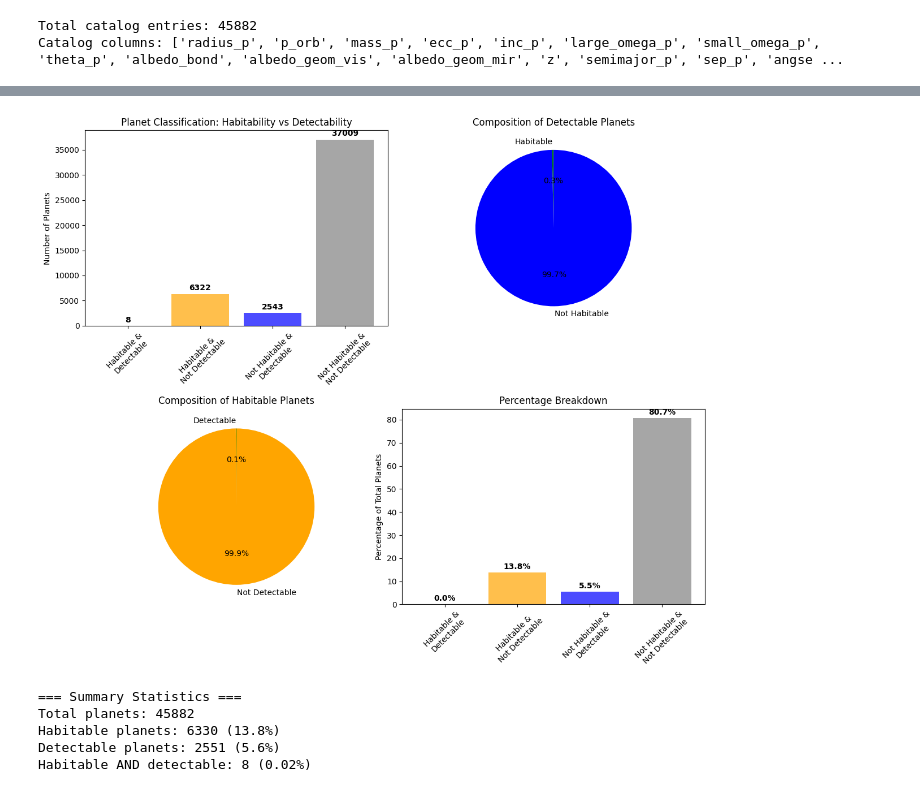
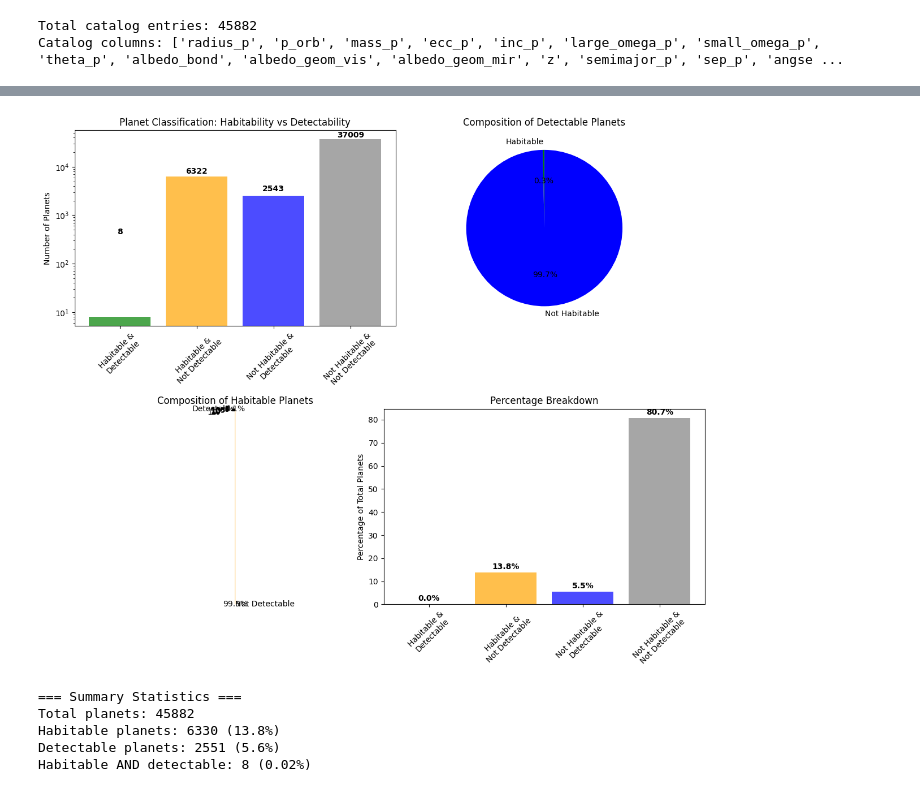
Before and after one commit to Long2607/MASS_Tutorial_Belgrad, a Jupyter notebook: Tutorial_1/lifesim.ipynb, the cells around one changed output, grey strips where cells are left out. Drawn from its saved outputs; the diff is of its cells as text; code cells hidden in the pictures.

```diff
--- a/Tutorial_1/lifesim.ipynb
+++ b/Tutorial_1/lifesim.ipynb
@@ -175,6 +173,7 @@ ax1.bar(categories, counts, color=colors, alpha=0.7)
 ax1.set_ylabel('Number of Planets')
 ax1.set_title('Planet Classification: Habitability vs Detectability')
 ax1.tick_params(axis='x', rotation=45)
+ax1.set_yscale('log')
 for i, v in enumerate(counts):
     ax1.text(i, v + max(counts)*0.01, str(v), ha='center', va='bottom', fontweight='bold')
 
@@ -185,34 +184,35 @@ ax2.pie(detectable_data, labels=detectable_labels, colors=['green', 'blue'], aut
 ax2.set_title('Composition of Detectable Planets')
 
 # Pie chart of habitable planets
 habitable_data = [len(hab_detectable), len(hab_not_detectable)]
 habitable_labels = ['Detectable', 'Not Detectable']
 ax3.pie(habitable_data, labels=habitable_labels, colors=['green', 'orange'], autopct='%1.1f%%', startangle=90)
 ax3.set_title('Composition of Habitable Planets')
+ax3.set_yscale('log')
 
 # Percentage breakdown
 total_planets = len(catalog)
 percentages = [count/total_planets*100 for count in counts]
 ax4.bar(categories, percentages, color=colors, alpha=0.7)
 ax4.set_ylabel('Percentage of Total Planets')
 ax4.set_title('Percentage Breakdown')
 ax4.tick_params(axis='x', rotation=45)
 for i, v in enumerate(percentages):
     ax4.text(i, v + max(percentages)*0.01, f'{v:.1f}%', ha='center', va='bottom', fontweight='bold')
 
 plt.tight_layout()
 plt.show()
 
 # Print summary statistics
 total_habitable = (catalog['habitable'] == True).sum()
 total_detectable = (catalog['snr_1h'] >= 7).sum()
 print(f"=== Summary Statistics ===")
 print(f"Total planets: {len(catalog)}")
 print(f"Habitable planets: {total_habitable} ({100*total_habitable/len(catalog):.1f}%)")
 print(f"Detectable planets: {total_detectable} ({100*total_detectable/len(catalog):.1f}%)")
 print(f"Habitable AND detectable: {len(hab_detectable)} ({100*len(hab_detectable)/len(catalog):.2f}%)")
 # %% [output]
-[figure, old version]
+[figure, new version]
 === Summary Statistics ===
 Total planets: 45882
 Habitable planets: 6330 (13.8%)
```
Also changed, not shown: parts of 2 cells of this notebook.
